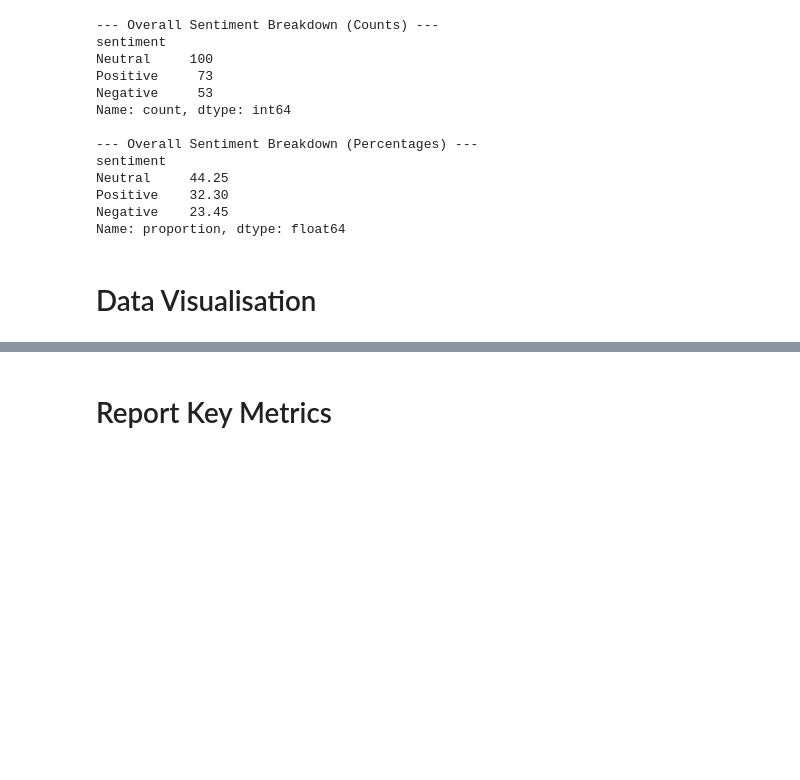
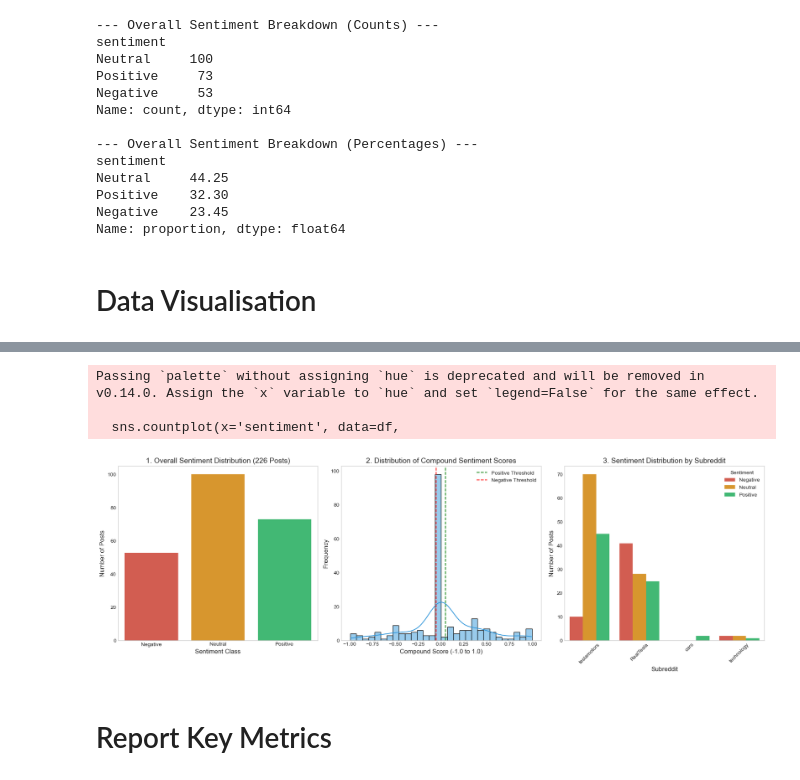
Before and after one commit to pakkapol-s/Reddit-Sentimental-Analysis, a Jupyter notebook: Reddit_sentiment_extraction.ipynb, the cells around one changed output, grey strips where cells are left out. Cells and saved outputs as stored; diff of their text form; code cells hidden in the pictures; blank space fills up the shorter version.

Commit message:
updated visualisation format

```diff
--- a/Reddit_sentiment_extraction.ipynb
+++ b/Reddit_sentiment_extraction.ipynb
@@ -269,3 +230,63 @@ Passing `palette` without assigning `hue` is deprecated and will be removed in v
+# %%
+# Create a figure with a grid of subplots: 1 row, 3 columns
+# We increase the width (18) and reduce the height (6) for a wide, single-row look
+fig, axes = plt.subplots(1, 3, figsize=(18, 6))
+
+# Set a consistent style for the whole figure
+# plt.style.use('seaborn-v0_8-whitegrid')
+
+# Define the color palette
+sentiment_palette = ['#E74C3C', '#F39C12', '#2ECC71'] # Negative, Neutral, Positive
+sentiment_order = ['Negative', 'Neutral', 'Positive']
+
+# PLOT 1: Overall Sentiment Distribution (Position: [0])
+# Map to the first subplot (axes[0])
+sns.countplot(x='sentiment', data=df,
+              order=sentiment_order,
+              palette=sentiment_palette,
+              ax=axes[0])
+axes[0].set_title(f'1. Overall Sentiment Distribution ({len(df)} Posts)', fontsize=14)
+axes[0].set_xlabel('Sentiment Class', fontsize=12)
+axes[0].set_ylabel('Number of Posts', fontsize=12)
+axes[0].grid(False) # Removes the grid
+
+
+# PLOT 2: Distribution of Compound Sentiment Scores (Position: [1])
+# Map to the second subplot (axes[1])
+sns.histplot(df['compound_score'], bins=30, kde=True, color='#3498DB', ax=axes[1])
+axes[1].set_title('2. Distribution of Compound Sentiment Scores', fontsize=14)
+axes[1].set_xlabel('Compound Score (-1.0 to 1.0)', fontsize=12)
+axes[1].set_ylabel('Frequency', fontsize=12)
+# Add thresholds
+axes[1].axvline(x=0.05, color='green', linestyle='--', label='Positive Threshold')
+axes[1].axvline(x=-0.05, color='red', linestyle='--', label='Negative Threshold')
+axes[1].legend()
+axes[1].grid(False)
+
+
+# PLOT 3: Sentiment Distribution by Subreddit (Position: [2])
+# Map to the third subplot (axes[2])
+sns.countplot(x='subreddit', hue='sentiment', data=df,
+              hue_order=sentiment_order,
+              palette=sentiment_palette,
+              ax=axes[2])
+axes[2].set_title('3. Sentiment Distribution by Subreddit', fontsize=14)
+axes[2].set_xlabel('Subreddit', fontsize=12)
+axes[2].set_ylabel('Number of Posts', fontsize=12)
+axes[2].legend(title='Sentiment')
+axes[2].tick_params(axis='x', rotation=45) # Rotate x-labels for clarity
+axes[2].grid(False)
+
+
+# Automatically adjust subplot parameters for a tight layout
+plt.tight_layout(pad=1.0)
+
+plt.show()
+# %% [output]
+Passing `palette` without assigning `hue` is deprecated and will be removed in v0.14.0. Assign the `x` variable to `hue` and set `legend=False` for the same effect.
+
+  sns.countplot(x='sentiment', data=df,
+[figure, added]
 # %% [markdown]
 # Report Key Metrics
 # %%
```
Also changed, not shown: parts of 1 cell of this notebook.
